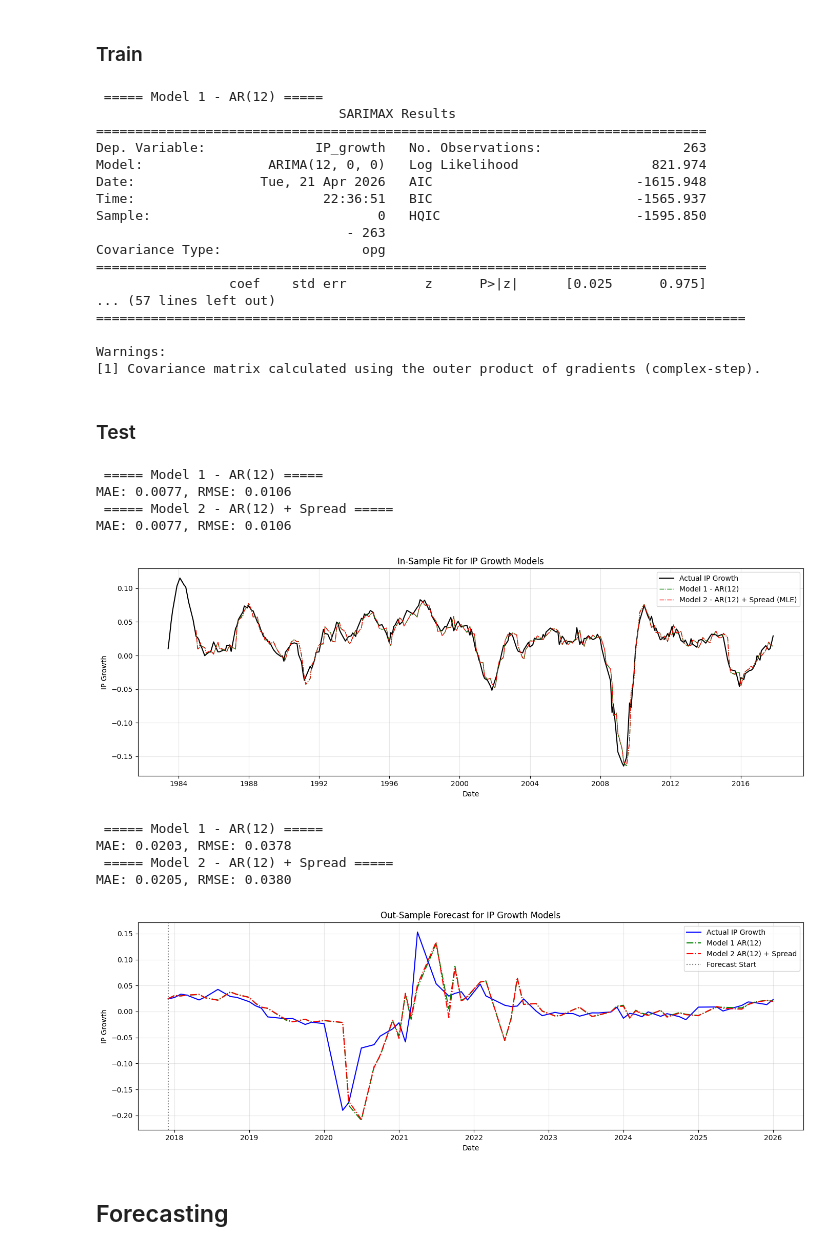
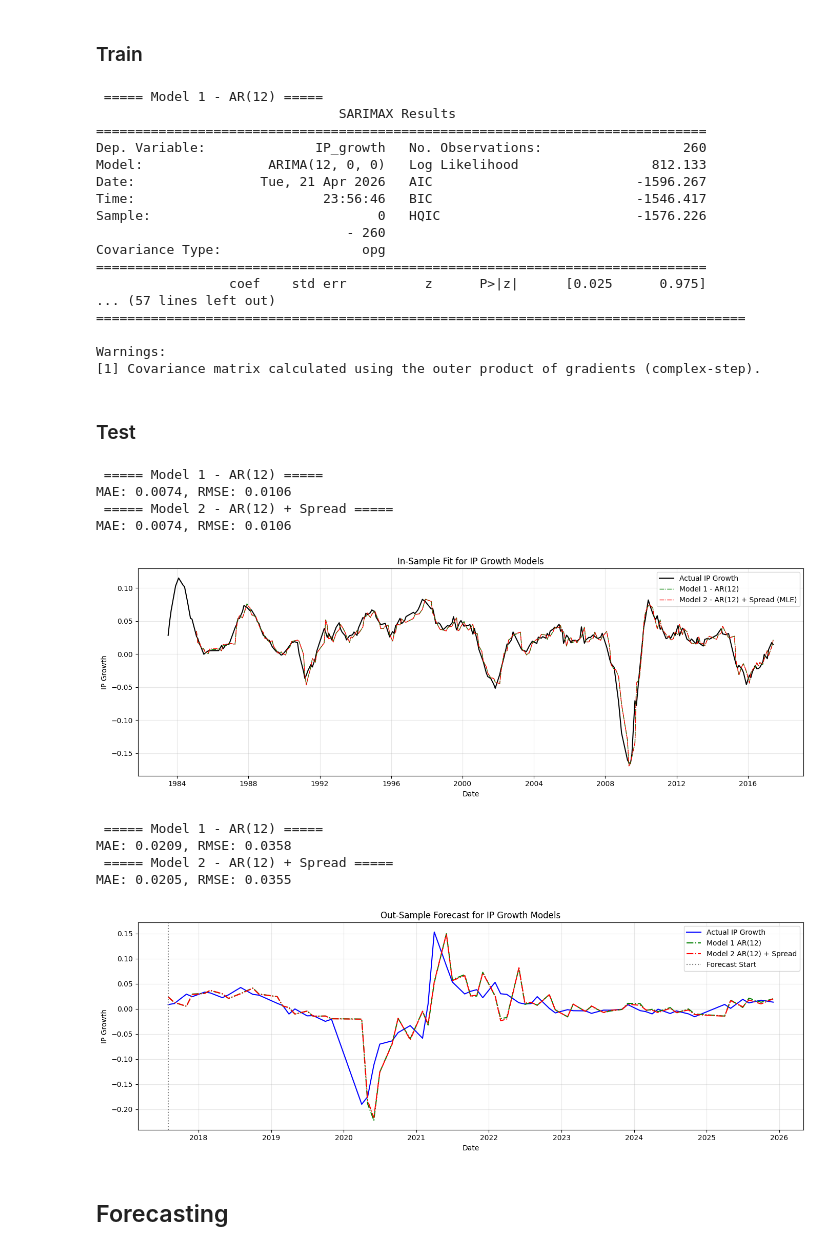
Before and after one commit to azukiw77/industrial_production_forecasting, a Jupyter notebook: Code.ipynb, the cells around one changed output. Cells and saved outputs as stored; diff of their text form; code cells hidden in the pictures.

```diff
--- a/Code.ipynb
+++ b/Code.ipynb
@@ -43,6 +43,8 @@ print(spread.head())
 indpro['observation_date'] = pd.to_datetime(indpro['observation_date'])
 spread['observation_date'] = pd.to_datetime(spread['observation_date'])
 indpro = indpro.sort_values('observation_date')
+spread = spread.dropna(subset=['T10Y3M'])
+spread = spread.sort_values('observation_date')
 
 # g_t = log(IP_t) - log(IP_{t-12})
 indpro["IP_growth"] = np.log(indpro["INDPRO"]) - np.log(indpro["INDPRO"].shift(12))
@@ -134,12 +136,12 @@ print(model2.summary())
  ===== Model 1 - AR(12) =====
                                SARIMAX Results
 ==============================================================================
-Dep. Variable:              IP_growth   No. Observations:                  263
-Model:                ARIMA(12, 0, 0)   Log Likelihood                 821.974
-Date:                Tue, 21 Apr 2026   AIC                          -1615.948
-Time:                        22:36:51   BIC                          -1565.937
-Sample:                             0   HQIC                         -1595.850
-                                - 263
+Dep. Variable:              IP_growth   No. Observations:                  260
+Model:                ARIMA(12, 0, 0)   Log Likelihood                 812.133
+Date:                Tue, 21 Apr 2026   AIC                          -1596.267
+Time:                        23:56:46   BIC                          -1546.417
+Sample:                             0   HQIC                         -1576.226
+                                - 260
 Covariance Type:                  opg
 ==============================================================================
                  coef    std err          z      P>|z|      [0.025      0.975]
@@ -171,28 +173,28 @@ print(" ===== Model 2 - AR(12) + Spread ===== ")
 print(f"MAE: {mae2_train:.4f}, RMSE: {rmse2_train:.4f}")
 # %% [output]
  ===== Model 1 - AR(12) =====
-MAE: 0.0077, RMSE: 0.0106
+MAE: 0.0074, RMSE: 0.0106
  ===== Model 2 - AR(12) + Spread =====
-MAE: 0.0077, RMSE: 0.0106
+MAE: 0.0074, RMSE: 0.0106
 # %%
 # In-sample
 fig, ax = plt.subplots(figsize=(14, 5))
 
 ax.plot(train['observation_date'], ytrain.values, label='Actual IP Growth', color='black', linewidth=1.5)
 ax.plot(train['observation_date'].iloc[selected_lag:], pred1_train.iloc[selected_lag:].values,
-        label='Model 1 - AR(12)', color='green', linestyle='-.', linewidth=1)
+        label='Model 1 - AR(12)', color='green', linestyle='..', linewidth=1)
 ax.plot(train['observation_date'].iloc[selected_lag:], pred2_train.iloc[selected_lag:].values,
         label='Model 2 - AR(12) + Spread (MLE)', color='red', linestyle='-.', linewidth=1)
 
 ax.set_title('In-Sample Fit for IP Growth Models')
 ax.set_xlabel('Date')
 ax.set_ylabel('IP Growth')
 ax.legend()
 ax.grid(True, alpha=0.3)
 plt.tight_layout()
 plt.show()
 # %% [output]
-[figure, old version]
+[figure, new version]
 # %%
 # Out Sample Test
 ytest = test['IP_growth']
@@ -224,9 +226,9 @@ print(" ===== Model 2 - AR(12) + Spread ===== ")
 print(f"MAE: {mae2:.4f}, RMSE: {rmse2:.4f}")
 # %% [output]
  ===== Model 1 - AR(12) =====
-MAE: 0.0203, RMSE: 0.0378
+MAE: 0.0209, RMSE: 0.0358
  ===== Model 2 - AR(12) + Spread =====
-MAE: 0.0205, RMSE: 0.0380
+MAE: 0.0205, RMSE: 0.0355
 # %%
 plt.figure(figsize=(14, 5))
 plt.plot(test['observation_date'], ytest.values, label='Actual IP Growth', color='blue')
@@ -241,7 +243,7 @@ plt.grid(True, alpha=0.3)
 plt.tight_layout()
 plt.show()
 # %% [output]
-[figure, old version]
+[figure, new version]
 # %% [markdown]
 ## Forecasting
 # %%
```
Also changed, not shown: parts of 3 cells of this notebook.
